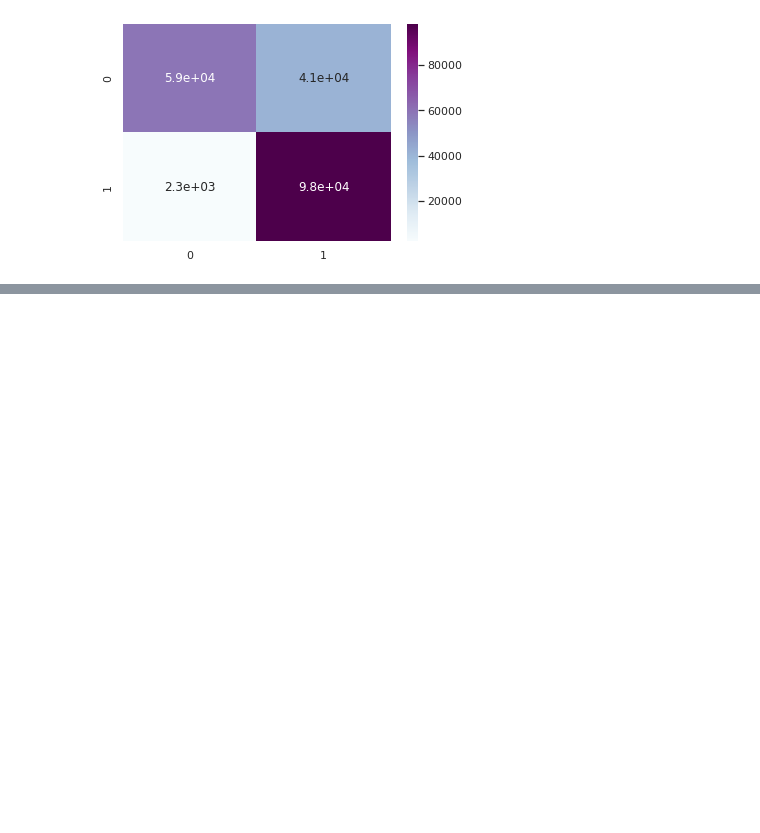
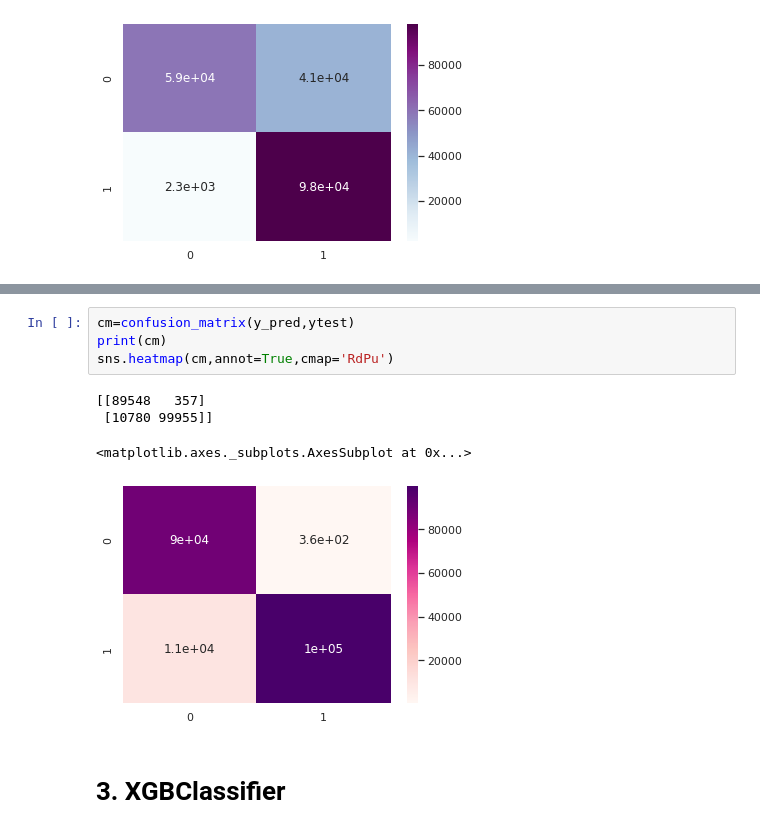
Before and after one commit to nileshrathod17/Health-Insurance-Cross-Sell-Prediction, a Jupyter notebook: Health_Insurance_Cross_Sell_Prediction.ipynb, the cells around one changed output, grey strips where cells are left out. Cells and saved outputs as stored; diff of their text form; blank space fills up the shorter version.

Commit message:
XGBClassifier

```diff
--- a/Health_Insurance_Cross_Sell_Prediction.ipynb
+++ b/Health_Insurance_Cross_Sell_Prediction.ipynb
@@ -444,0 +492,11 @@ sns.heatmap(cm,annot=True,cmap='BuPu')
+# %%
+cm=confusion_matrix(y_pred,ytest)
+print(cm)
+sns.heatmap(cm,annot=True,cmap='RdPu')
+# %% [output]
+[[89548   357]
+ [10780 99955]]
+<matplotlib.axes._subplots.AxesSubplot at 0x...>
+[figure, added]
+# %% [markdown]
+# **3. XGBClassifier**
```
Also changed, not shown: parts of 4 cells of this notebook.
